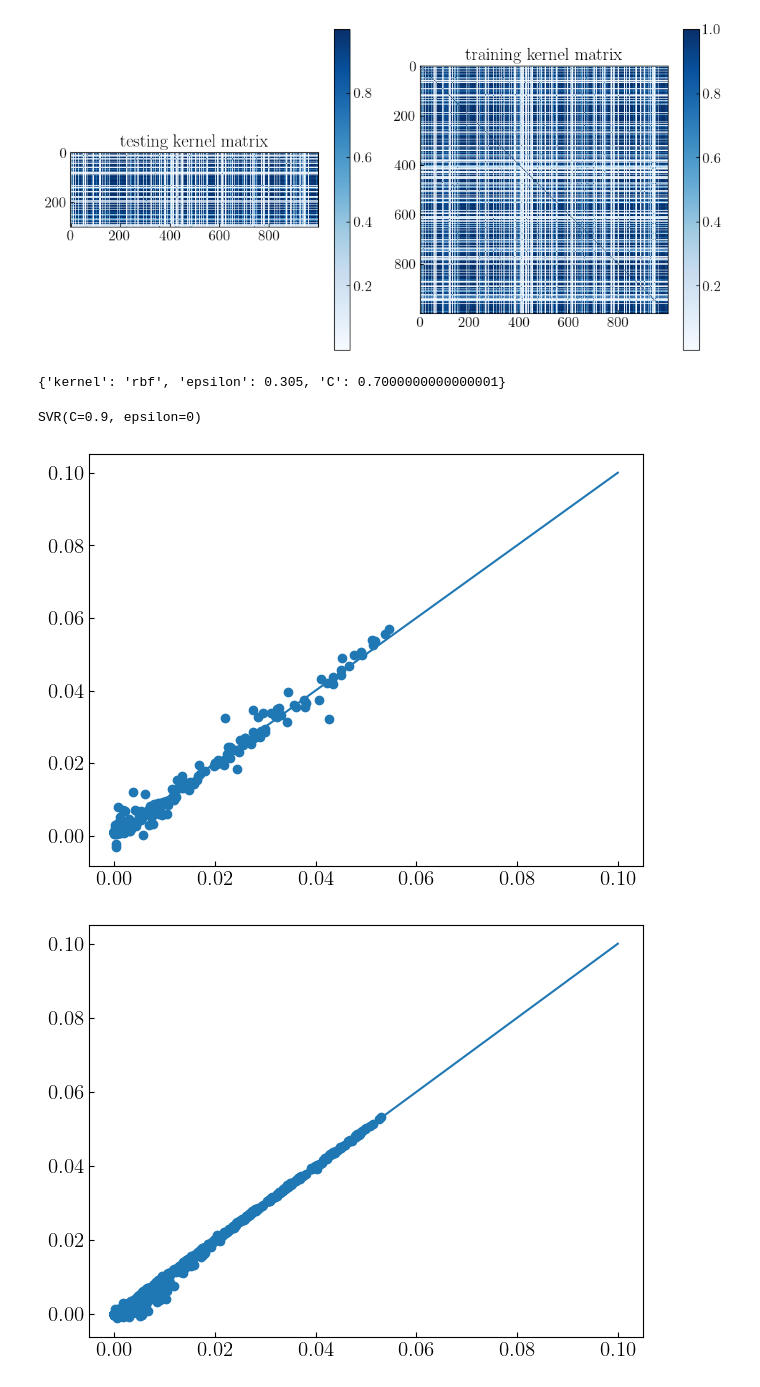
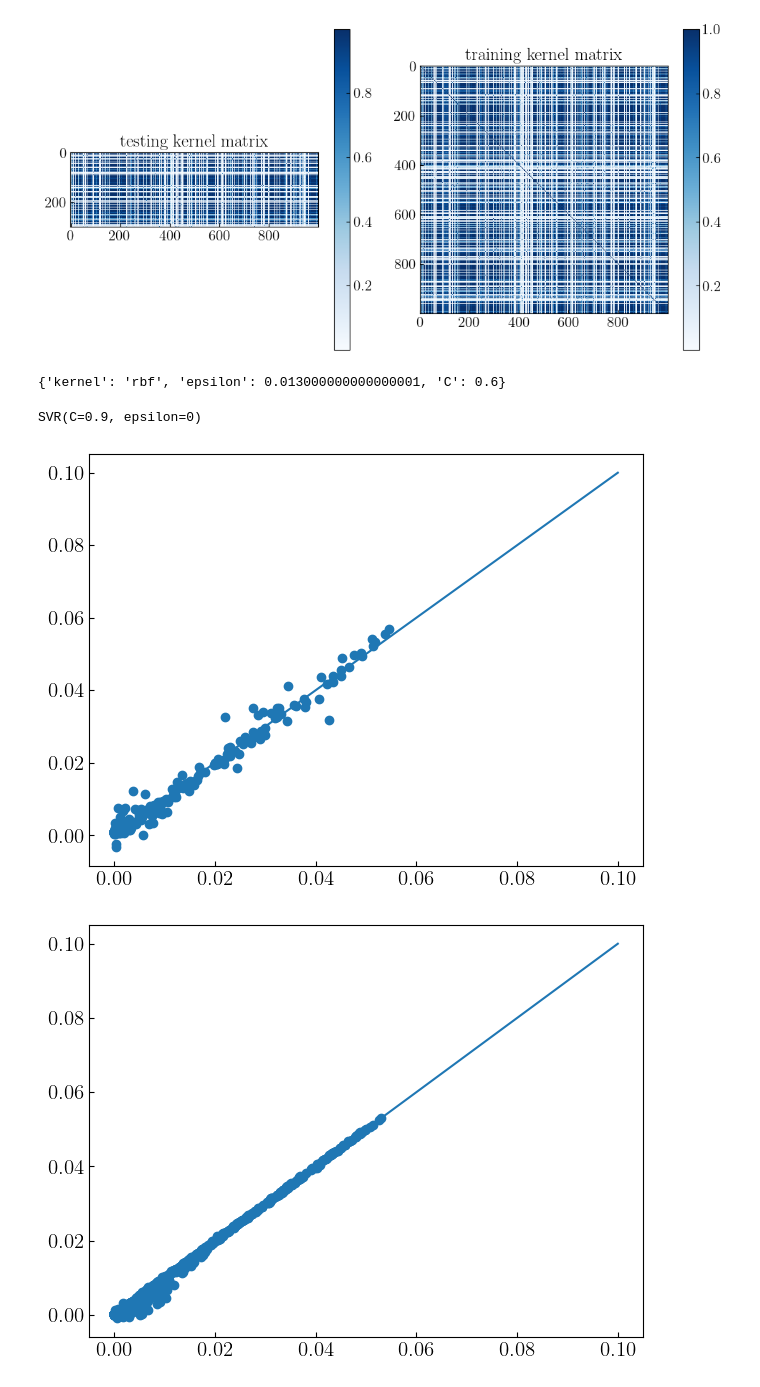
Before and after one commit to qazwsx351789/Analog-QSVM, a Jupyter notebook: Example_NM.ipynb, the cells around one changed output. Drawn from its saved outputs; the diff is of its cells as text; code cells hidden in the pictures.

```diff
--- a/Example_NM.ipynb
+++ b/Example_NM.ipynb
@@ -218,8 +144,8 @@ Q.show_kmatrix(train = target_kernel , test = test_kernel,name = "")
 from sklearn.svm import SVR
 import sklearn
 # %%
-svr = SVR()
-argv = df._tune(svr,np.array(target_kernel) , y_train ,np.array(test_kernel) , y_test, ['precomputed'] , tg = 'ts' )
+# svr = SVR()
+argv = df._tune(np.array(tr_kernel) , trainlabels ,np.array(te_kernel) , testlabels, ['precomputed'] , tg = 'ts' )
 argv
 # %% [output]
 [0.1 0.2 0.3 0.4 0.5 0.6 0.7 0.8 0.9]
@@ -227,4 +153,2 @@ argv
 # %%
-svr = SVR(kernel = argv['kernel'] , epsilon = argv['epsilon'] , C = argv['C'])
-#svr = SVR(kernel = 'precomputed' , epsilon = 0)
-svr.fit(target_kernel, y_train)
+qsvm.fit(tr_kernel, trainlabels, epsilon = argv['epsilon'] , C = argv['C'])
@@ -263,6 +185,6 @@ argv
 # %%
 linear_svr = SVR(kernel = mth , epsilon = 0, C=0.9)
-linear_svr.fit(x_train_lst, y_train)
+linear_svr.fit(svm_tr_data, trainlabels)
 # %% [output]
 SVR(C=0.9, epsilon=0, kernel='linear')
 # %%
@@ -291,18 +213,18 @@ Q.show_kmatrix(test = _kk , train = _k , name = '')
 # %%
 mth = 'rbf'
 _svr = SVR()
-argv = df.tune(_svr,x_train_lst , y_train , [mth])
+argv = df.tune(_svr,svm_tr_data , trainlabels , [mth])
 argv
 # %% [output]
-{'kernel': 'rbf', 'epsilon': 0.305, 'C': 0.7000000000000001}
+{'kernel': 'rbf', 'epsilon': 0.013000000000000001, 'C': 0.6}
 # %%
 _svr = SVR(kernel = mth , epsilon = 0, C=0.9)
-_svr.fit(x_train_lst, y_train)
+_svr.fit(svm_tr_data, trainlabels)
 # %% [output]
 SVR(C=0.9, epsilon=0)
 # %%
-_rs_t = _svr.predict(x_test_lst)
-df._plot(y_test , _rs_t , 999 , name = '')
+_rs_t = _svr.predict(svm_te_data)
+df._plot(testlabels , _rs_t , 999 , name = '')
 # %% [output]
-[figure, old version]
+[figure, new version]
 # %%
```
Also changed, not shown: parts of 39 cells of this notebook, 9 other files.
